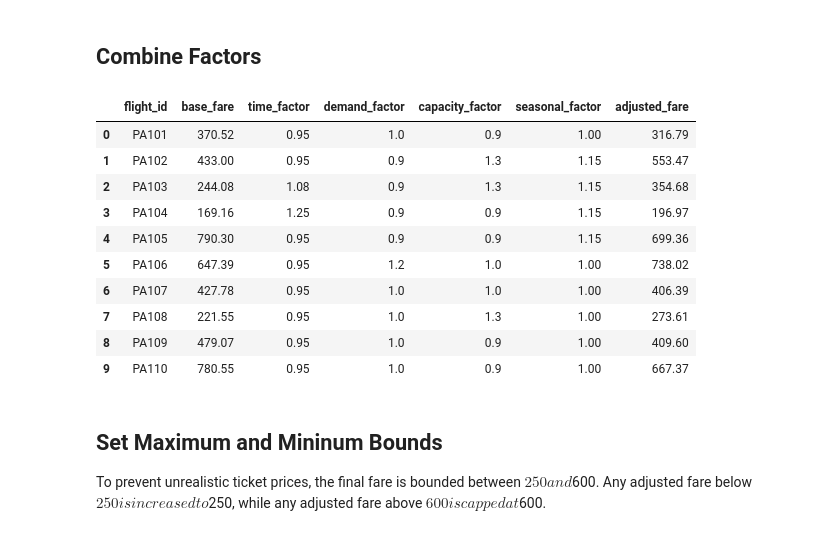
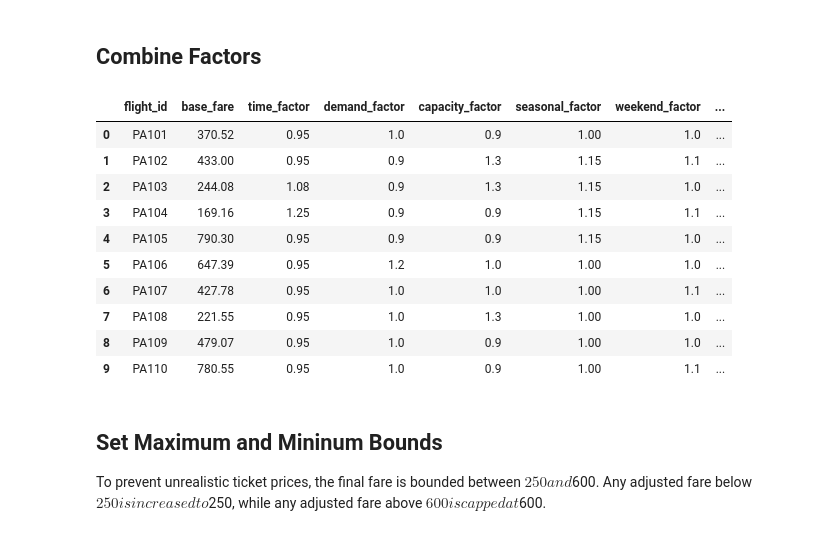
Before and after one commit to Jellia1225/mmaGroup9_Project, a Jupyter notebook: price_model.ipynb, the cells around one changed output. Drawn from its saved outputs; the diff is of its cells as text; code cells hidden in the pictures.

Commit message:
Add weekend factor to dynamic pricing

```diff
--- a/price_model.ipynb
+++ b/price_model.ipynb
@@ -308,0 +312,8 @@ flights[
+# %%
+flights["weekend_factor"] = np.where(
+    flights["is_weekend"],
+    1.10,
+    1.00
+)
+
+flights["is_weekend"].value_counts()
@@ -308,0 +336,10 @@ flights[
+# %%
+flights["weekend_factor"] = np.where(
+    flights["is_weekend"] == 1,
+    1.10,
+    1.00
+)
+
+flights[
+    ["flight_id", "is_weekend", "weekend_factor"]
+].head(10)
@@ -311,38 +360,40 @@ flights[
 # %%
 flights["adjusted_fare"] = (
     flights["base_fare"]
     * flights["time_factor"]
     * flights["demand_factor"]
     * flights["capacity_factor"]
     * flights["seasonal_factor"]
+    * flights["weekend_factor"]
 )
 
 flights["adjusted_fare"] = flights["adjusted_fare"].round(2)
 
 
 flights[
     [
         "flight_id",
         "base_fare",
         "time_factor",
         "demand_factor",
         "capacity_factor",
         "seasonal_factor",
+        "weekend_factor",
         "adjusted_fare"
     ]
 ].head(10)
 # %% [output]
-|  | flight_id | base_fare | time_factor | demand_factor | capacity_factor | seasonal_factor | adjusted_fare |
-| 0 | PA101 | 370.52 | 0.95 | 1.0 | 0.9 | 1.00 | 316.79 |
-| 1 | PA102 | 433.00 | 0.95 | 0.9 | 1.3 | 1.15 | 553.47 |
-| 2 | PA103 | 244.08 | 1.08 | 0.9 | 1.3 | 1.15 | 354.68 |
-| 3 | PA104 | 169.16 | 1.25 | 0.9 | 0.9 | 1.15 | 196.97 |
-| 4 | PA105 | 790.30 | 0.95 | 0.9 | 0.9 | 1.15 | 699.36 |
-| 5 | PA106 | 647.39 | 0.95 | 1.2 | 1.0 | 1.00 | 738.02 |
-| 6 | PA107 | 427.78 | 0.95 | 1.0 | 1.0 | 1.00 | 406.39 |
-| 7 | PA108 | 221.55 | 0.95 | 1.0 | 1.3 | 1.00 | 273.61 |
-| 8 | PA109 | 479.07 | 0.95 | 1.0 | 0.9 | 1.00 | 409.60 |
-| 9 | PA110 | 780.55 | 0.95 | 1.0 | 0.9 | 1.00 | 667.37 |
+|  | flight_id | base_fare | time_factor | demand_factor | capacity_factor | seasonal_factor | weekend_factor | ... |
+| 0 | PA101 | 370.52 | 0.95 | 1.0 | 0.9 | 1.00 | 1.0 | ... |
+| 1 | PA102 | 433.00 | 0.95 | 0.9 | 1.3 | 1.15 | 1.1 | ... |
+| 2 | PA103 | 244.08 | 1.08 | 0.9 | 1.3 | 1.15 | 1.0 | ... |
+| 3 | PA104 | 169.16 | 1.25 | 0.9 | 0.9 | 1.15 | 1.1 | ... |
+| 4 | PA105 | 790.30 | 0.95 | 0.9 | 0.9 | 1.15 | 1.0 | ... |
+| 5 | PA106 | 647.39 | 0.95 | 1.2 | 1.0 | 1.00 | 1.0 | ... |
+| 6 | PA107 | 427.78 | 0.95 | 1.0 | 1.0 | 1.00 | 1.1 | ... |
+| 7 | PA108 | 221.55 | 0.95 | 1.0 | 1.3 | 1.00 | 1.0 | ... |
+| 8 | PA109 | 479.07 | 0.95 | 1.0 | 0.9 | 1.00 | 1.0 | ... |
+| 9 | PA110 | 780.55 | 0.95 | 1.0 | 0.9 | 1.00 | 1.1 | ... |
 # %% [markdown]
 ## Set Maximum and Mininum Bounds
 
```
Also changed, not shown: parts of 7 cells of this notebook.
